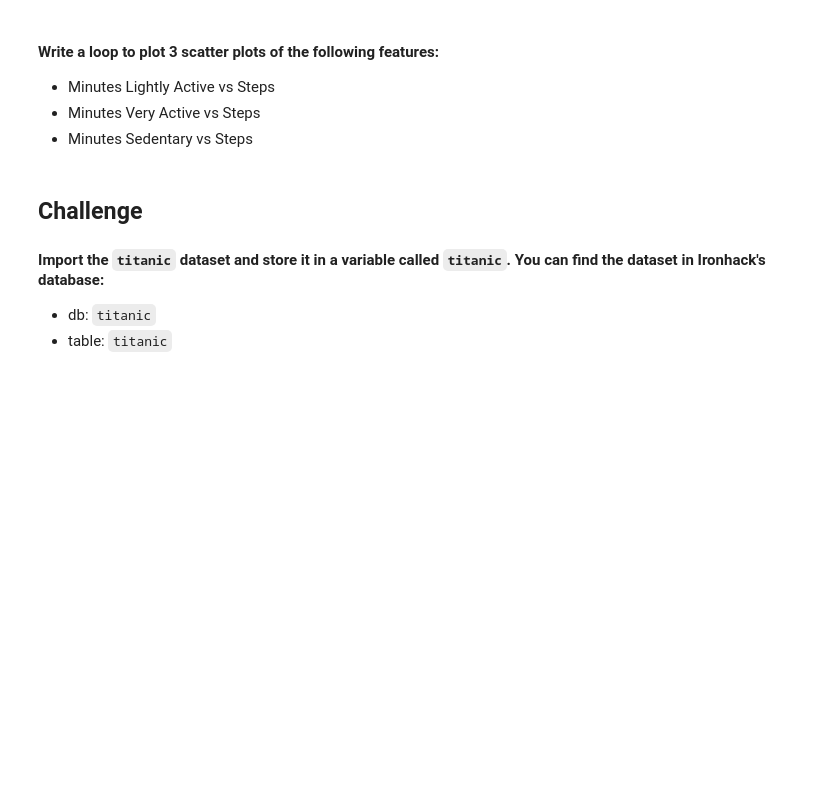
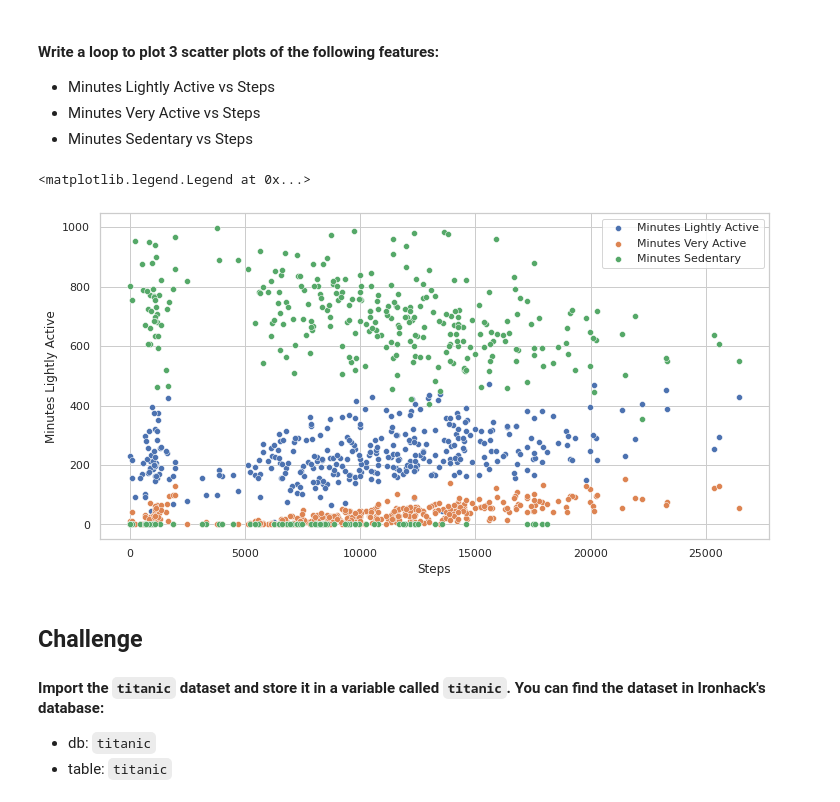
Before and after one commit to Ironhack-Data-Madrid-Enero-2022/lab-matplotlib-seaborn, a Jupyter notebook: your-code/main.ipynb, the cells around one changed output. Saved outputs shown, nothing was run; the diff lists cells and outputs as text; code cells hidden in the pictures; blank space fills up the shorter version.

```diff
--- a/your-code/main.ipynb
+++ b/your-code/main.ipynb
@@ -116,3 +115,12 @@ plt.close() # Closing the figure helps making the jupyter notebook easier to go
+# %%
+# your code here
+List_plots = ['Minutes Lightly Active', 'Minutes Very Active', 'Minutes Sedentary']
+for i in List_plots:
+    sns.scatterplot(x="Steps", y=i , data=fitbit, label = i)
+plt.legend()
+# %% [output]
+<matplotlib.legend.Legend at 0x...>
+[figure, added]
 # %% [markdown]
 ## Challenge
 
```
Also changed, not shown: parts of 48 cells of this notebook.
